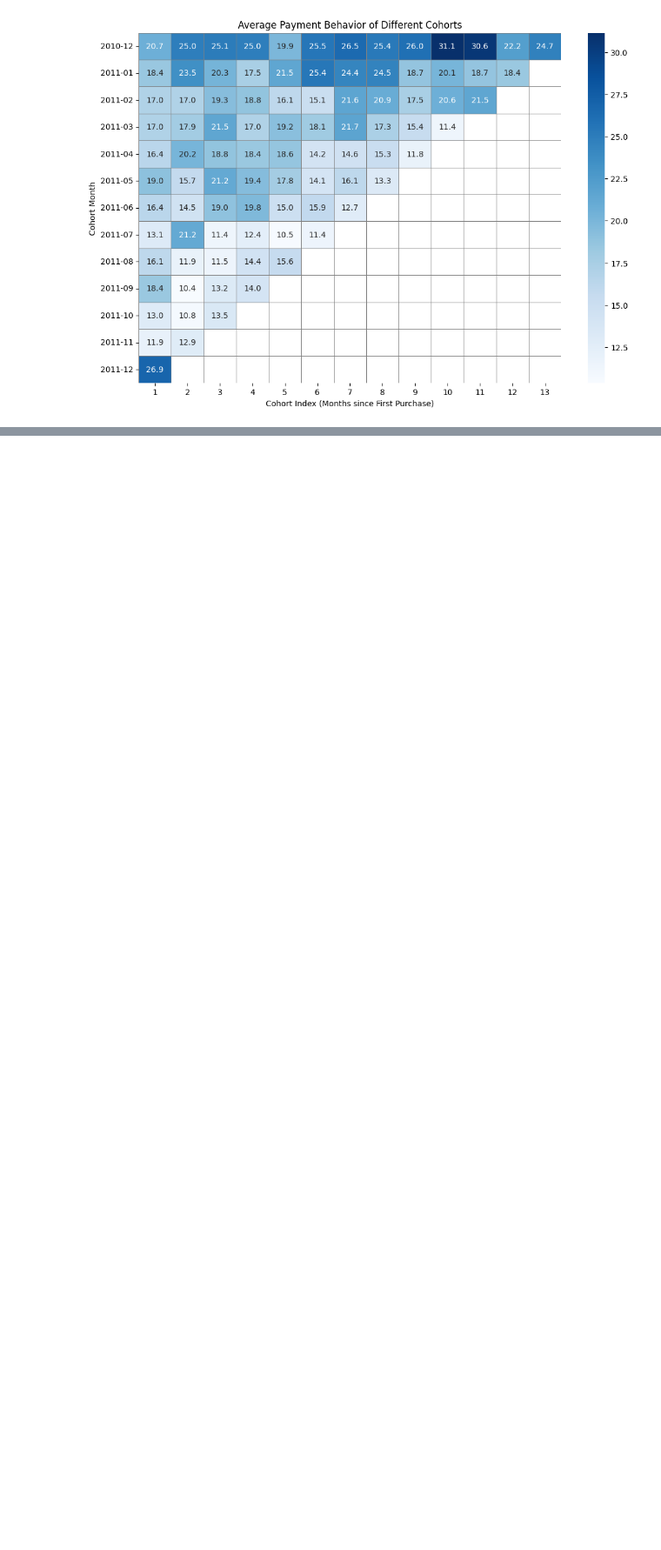
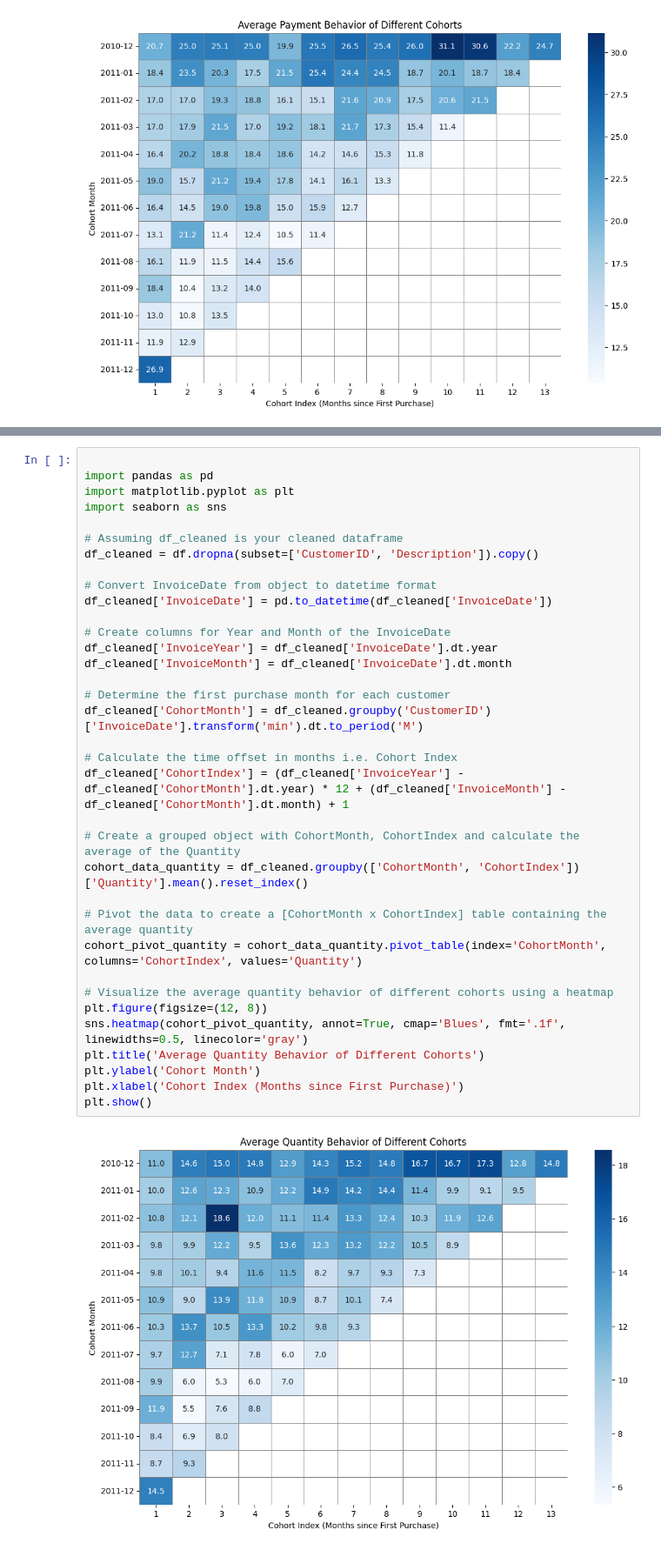
Before and after one commit to ajits-github/TimeSeries_CohortAndChurn_Analysis_With_OnlineRetailData, a Jupyter notebook: TimeSeries_CohortAndChurn_Analysis_With_OnlineRetailData.ipynb, the cells around one changed output, grey strips where cells are left out. Shown at 87% size. Cells and saved outputs as stored; diff of their text form; blank space fills up the shorter version.

```diff
--- a/TimeSeries_CohortAndChurn_Analysis_With_OnlineRetailData.ipynb
+++ b/TimeSeries_CohortAndChurn_Analysis_With_OnlineRetailData.ipynb
@@ -500,0 +503,37 @@ plt.show()
+# %%
+
+import pandas as pd
+import matplotlib.pyplot as plt
+import seaborn as sns
+
+# Assuming df_cleaned is your cleaned dataframe
+df_cleaned = df.dropna(subset=['CustomerID', 'Description']).copy()
+
+# Convert InvoiceDate from object to datetime format
+df_cleaned['InvoiceDate'] = pd.to_datetime(df_cleaned['InvoiceDate'])
+
+# Create columns for Year and Month of the InvoiceDate
+df_cleaned['InvoiceYear'] = df_cleaned['InvoiceDate'].dt.year
+df_cleaned['InvoiceMonth'] = df_cleaned['InvoiceDate'].dt.month
+
+# Determine the first purchase month for each customer
+df_cleaned['CohortMonth'] = df_cleaned.groupby('CustomerID')['InvoiceDate'].transform('min').dt.to_period('M')
+
+# Calculate the time offset in months i.e. Cohort Index
+df_cleaned['CohortIndex'] = (df_cleaned['InvoiceYear'] - df_cleaned['CohortMonth'].dt.year) * 12 + (df_cleaned['InvoiceMonth'] - df_cleaned['CohortMonth'].dt.month) + 1
+
+# Create a grouped object with CohortMonth, CohortIndex and calculate the average of the Quantity
+cohort_data_quantity = df_cleaned.groupby(['CohortMonth', 'CohortIndex'])['Quantity'].mean().reset_index()
+
+# Pivot the data to create a [CohortMonth x CohortIndex] table containing the average quantity
+cohort_pivot_quantity = cohort_data_quantity.pivot_table(index='CohortMonth', columns='CohortIndex', values='Quantity')
+
+# Visualize the average quantity behavior of different cohorts using a heatmap
+plt.figure(figsize=(12, 8))
+sns.heatmap(cohort_pivot_quantity, annot=True, cmap='Blues', fmt='.1f', linewidths=0.5, linecolor='gray')
+plt.title('Average Quantity Behavior of Different Cohorts')
+plt.ylabel('Cohort Month')
+plt.xlabel('Cohort Index (Months since First Purchase)')
+plt.show()
+# %% [output]
+[figure, added]
```
Also changed, not shown: parts of 2 cells of this notebook.
